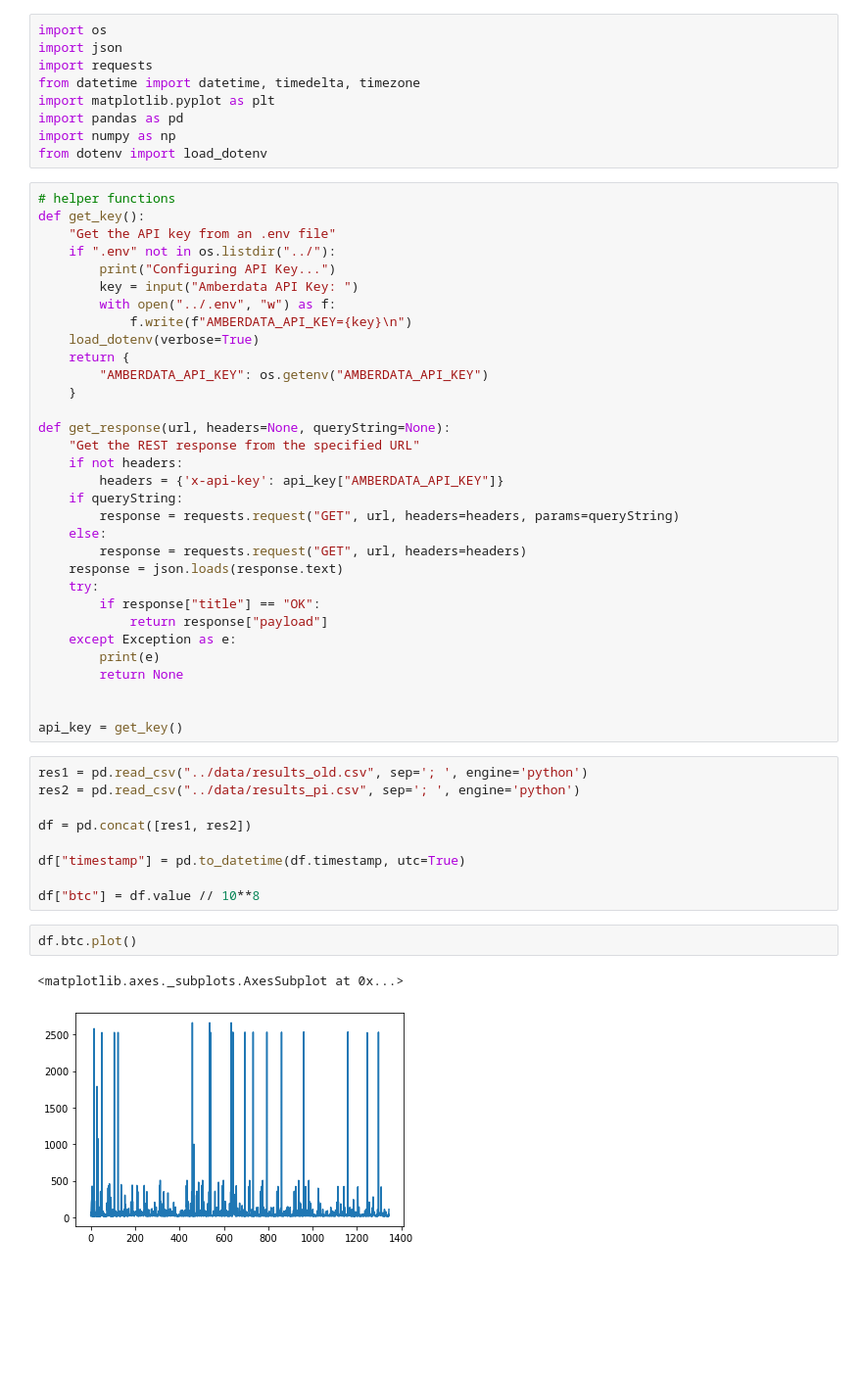
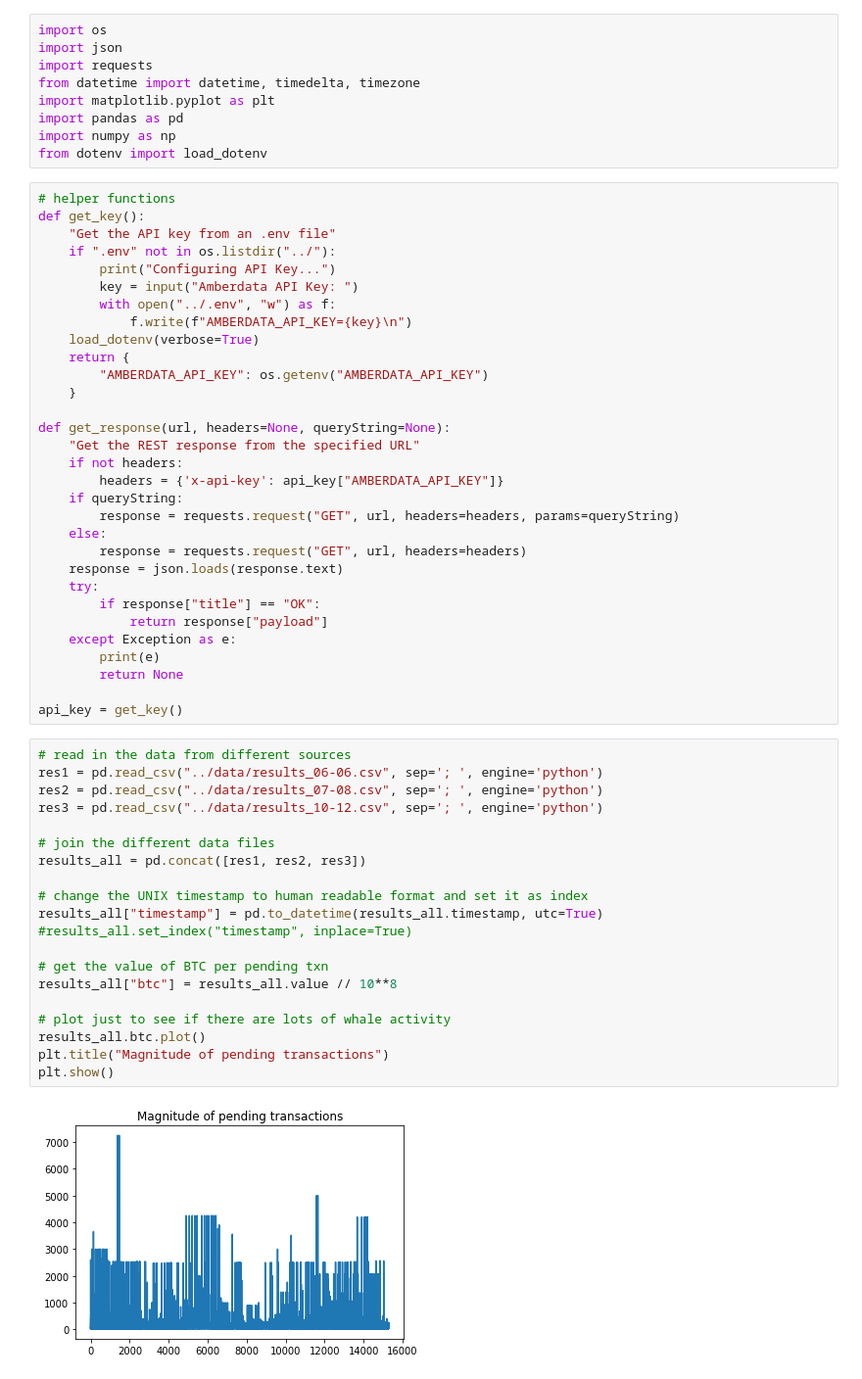
Before and after one commit to amberdata/evan-blog-posts, a Jupyter notebook: txn-mempool/notebooks/1.0-ea-analysis.ipynb, the cells around one changed output. Shown: that part at 98% size. Drawn from its saved outputs; the diff is of its cells as text; blank space fills up the shorter version.

```diff
--- a/txn-mempool/notebooks/1.0-ea-analysis.ipynb
+++ b/txn-mempool/notebooks/1.0-ea-analysis.ipynb
@@ -37,21 +37,28 @@ def get_response(url, headers=None, queryString=None):
         print(e)
         return None
 
-
 api_key = get_key()
-# %%
-res1 = pd.read_csv("../data/results_old.csv", sep='; ', engine='python')
-res2 = pd.read_csv("../data/results_pi.csv", sep='; ', engine='python')
-
-df = pd.concat([res1, res2])
-
-df["timestamp"] = pd.to_datetime(df.timestamp, utc=True)
-
-df["btc"] = df.value // 10**8
-# %%
-df.btc.plot()
-# %% [output]
-<matplotlib.axes._subplots.AxesSubplot at 0x...>
-[figure, removed]
+# %%
+# read in the data from different sources
+res1 = pd.read_csv("../data/results_06-06.csv", sep='; ', engine='python')
+res2 = pd.read_csv("../data/results_07-08.csv", sep='; ', engine='python')
+res3 = pd.read_csv("../data/results_10-12.csv", sep='; ', engine='python')
+
+# join the different data files
+results_all = pd.concat([res1, res2, res3])
+
+# change the UNIX timestamp to human readable format and set it as index
+results_all["timestamp"] = pd.to_datetime(results_all.timestamp, utc=True)
+#results_all.set_index("timestamp", inplace=True)
+
+# get the value of BTC per pending txn
+results_all["btc"] = results_all.value // 10**8
+
+# plot just to see if there are lots of whale activity
+results_all.btc.plot()
+plt.title("Magnitude of pending transactions")
+plt.show()
+# %% [output]
+[figure, added]
 # %%
 dfs = []
```
Also changed, not shown: parts of 18 cells of this notebook.
